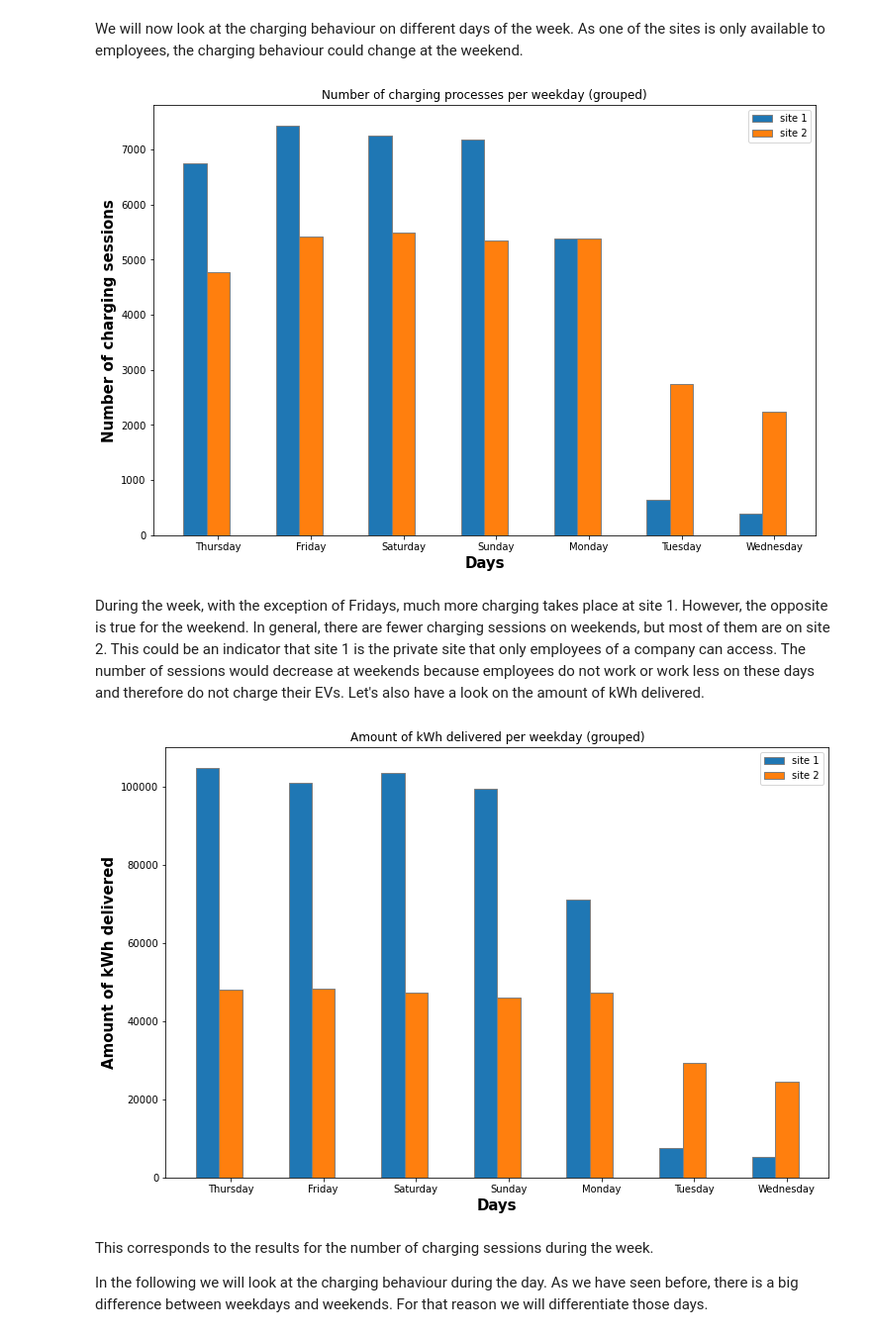
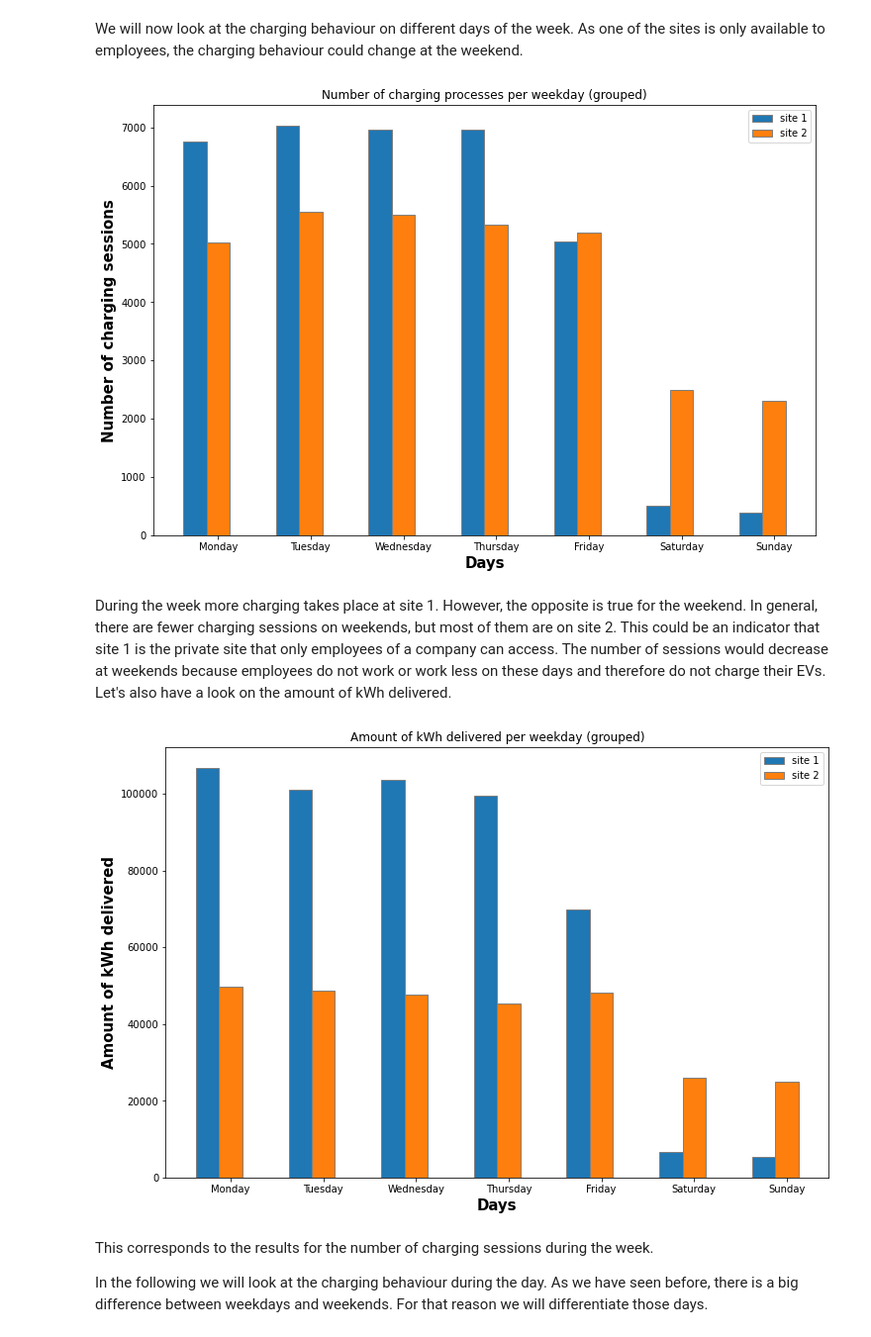
Before and after one commit to linusslange/AnalyticsAndApplications, a Jupyter notebook: SiteCharacteristics.ipynb, the cells around one changed output. Shown at 99% size. Cells and saved outputs as stored; diff of their text form; code cells hidden in the pictures.

```diff
--- a/SiteCharacteristics.ipynb
+++ b/SiteCharacteristics.ipynb
@@ -18,6 +20,10 @@ import json
 ### Reading in the data
 # %%
 df_charging_sessions = pd.read_csv("charging_sessions_preprocessed.csv",  parse_dates=['connectionTime','disconnectTime','doneChargingTime']);
+# convert to local time
+df_charging_sessions["connectionTime"] = df_charging_sessions["connectionTime"].dt.tz_convert("America/Los_Angeles")
+df_charging_sessions["disconnectTime"] = df_charging_sessions["disconnectTime"].dt.tz_convert("America/Los_Angeles")
+df_charging_sessions["doneChargingTime"] = df_charging_sessions["doneChargingTime"].dt.tz_convert("America/Los_Angeles")
 print(df_charging_sessions.info())
 print(df_charging_sessions.head(4))
 # %% [output]
@@ -210,5 +221,30 @@ def createGroupedBarChart(x_values, y1_values, y2_values, title, x_label, y_labe
 
     plt.legend()
     plt.show()
+# %%
+# new column dayOfWeek
+df_sessions_site1 = df_sessions_site1.copy()
+df_sessions_site1['dayOfWeek'] = df_sessions_site1['connectionTime'].dt.dayofweek
+df_sessions_site1['dayOfWeek'] = df_sessions_site1['dayOfWeek'].map({
+    0: 'Monday',
+    1: 'Tuesday',
+    2: 'Wednesday',
+    3: 'Thursday',
+    4: 'Friday',
+    5: 'Saturday',
+    6: 'Sunday'
+})
+
+df_sessions_site2 = df_sessions_site2.copy()
+df_sessions_site2['dayOfWeek'] = df_sessions_site2['connectionTime'].dt.dayofweek
+df_sessions_site2['dayOfWeek'] = df_sessions_site2['dayOfWeek'].map({
+    0: 'Monday',
+    1: 'Tuesday',
+    2: 'Wednesday',
+    3: 'Thursday',
+    4: 'Friday',
+    5: 'Saturday',
+    6: 'Sunday'
+})
 # %% [markdown]
 We will now look at the charging behaviour on different days of the week. As one of the sites is only available to employees, the charging behaviour could change at the weekend.
@@ -230,26 +251,34 @@ sessions_per_weekday_site2 = sessions_site2_weekly.groupby('weekday')['sessionID
+# %%
+# count unqiue session for each day and order the days
+cats = [ 'Monday', 'Tuesday', 'Wednesday', 'Thursday', 'Friday', 'Saturday', 'Sunday']
+sessions_per_weekday_site1 = df_sessions_site1.groupby('dayOfWeek')['sessionID'].nunique()
+sessions_per_weekday_site1 = sessions_per_weekday_site1.groupby(['dayOfWeek']).sum().reindex(cats)
+
+sessions_per_weekday_site2 = df_sessions_site2.groupby('dayOfWeek')['sessionID'].nunique()
+sessions_per_weekday_site2= sessions_per_weekday_site2.groupby(['dayOfWeek']).sum().reindex(cats)
 # %%
-days = sessions_site1_weekly['weekday'].unique()
-number_session_per_day_site1 = sessions_site1_weekly.groupby('weekday')['sessionID'].count()
-number_session_per_day_site2 = sessions_site2_weekly.groupby('weekday')['sessionID'].count()
+days = sessions_per_weekday_site1.keys()
 title = 'Number of charging processes per weekday (grouped)'
 x_label = 'Days'
 y_label = 'Number of charging sessions'
-createGroupedBarChart(days, number_session_per_day_site1, number_session_per_day_site2, title, x_label, y_label)
+createGroupedBarChart(days, sessions_per_weekday_site1, sessions_per_weekday_site2, title, x_label, y_label)
 # %% [output]
-[figure, old version]
+[figure, new version]
 # %% [markdown]
-During the week, with the exception of Fridays, much more charging takes place at site 1. However, the opposite is true for the weekend. In general, there are fewer charging sessions on weekends, but most of them are on site 2. This could be an indicator that site 1 is the private site that only employees of a company can access. The number of sessions would decrease at weekends because employees do not work or work less on these days and therefore do not charge their EVs.
+During the week more charging takes place at site 1. However, the opposite is true for the weekend. In general, there are fewer charging sessions on weekends, but most of them are on site 2. This could be an indicator that site 1 is the private site that only employees of a company can access. The number of sessions would decrease at weekends because employees do not work or work less on these days and therefore do not charge their EVs.
 Let's also have a look on the amount of kWh delivered.
 # %%
-days = sessions_site1_weekly['weekday'].unique()
-amount_kWh_per_weekday_site1 = sessions_site1_weekly.groupby('weekday')['kWhDelivered'].sum()
-amount_kWh_per_weekday_site2 = sessions_site2_weekly.groupby('weekday')['kWhDelivered'].sum()
+days = sessions_per_weekday_site1.keys()
+amount_kWh_per_weekday_site1 = df_sessions_site1.groupby('dayOfWeek')['kWhDelivered'].sum()
+amount_kWh_per_weekday_site1 = amount_kWh_per_weekday_site1.groupby(['dayOfWeek']).sum().reindex(cats)
+amount_kWh_per_weekday_site2 = df_sessions_site2.groupby('dayOfWeek')['kWhDelivered'].sum()
+amount_kWh_per_weekday_site2 = amount_kWh_per_weekday_site2.groupby(['dayOfWeek']).sum().reindex(cats)
 title = 'Amount of kWh delivered per weekday (grouped)'
 x_label = 'Days'
 y_label = 'Amount of kWh delivered'
 createGroupedBarChart(days, amount_kWh_per_weekday_site1, amount_kWh_per_weekday_site2, title, x_label, y_label)
 # %% [output]
-[figure, old version]
+[figure, new version]
 # %% [markdown]
 <p>This corresponds to the results for the number of charging sessions during the week. </p>
 <p>In the following we will look at the charging behaviour during the day. As we have seen before, there is a big difference between weekdays and weekends. For that reason we will differentiate those days.</p>
```
Also changed, not shown: parts of 23 cells of this notebook.
